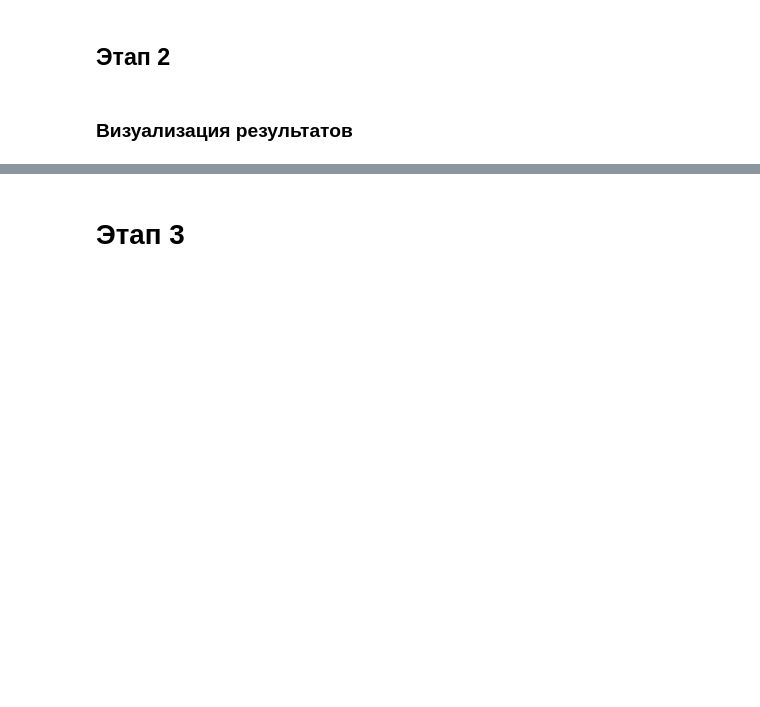
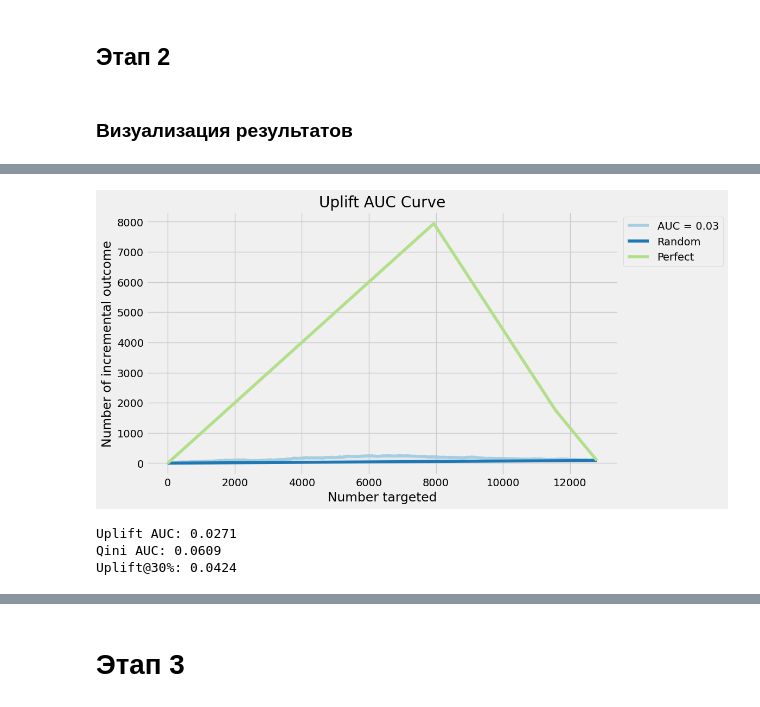
Before and after one commit to annaempty/mle-uplift-final-project-2025, a Jupyter notebook: final_project_template.ipynb, the cells around one changed output, grey strips where cells are left out. Cells and saved outputs as stored; diff of their text form; code cells hidden in the pictures; blank space fills up the shorter version.

```diff
--- a/final_project_template.ipynb
+++ b/final_project_template.ipynb
@@ -623,0 +811,40 @@ from utils import custom_uplift_by_percentile
+# %%
+# Показывает средний uplift. Uplift AUC-кривая
+fig, ax = plt.subplots(figsize=(10, 6))
+plot_uplift_curve(
+    y_test,
+    uplift_final,
+    W_test,
+    ax=ax,
+    perfect=True
+)
+ax.set_title('Uplift AUC Curve')
+plt.show()
+# %% [output]
+[figure, added]
+# %%
+uplift_score = uplift_auc_score(
+    y_true=y_test.values,
+    uplift=uplift_final,
+    treatment=W_test.values
+)
+qini_score = qini_auc_score(
+    y_true=y_test.values,
+    uplift=uplift_final,
+    treatment=W_test.values
+)
+u_at_30   = uplift_at_k(
+    y_true=y_test.values,
+    uplift=uplift_final,
+    treatment=W_test.values,
+    strategy="overall",
+    k=0.3
+)
+
+print(f"Uplift AUC: {uplift_score:.4f}")
+print(f"Qini AUC: {qini_score:.4f}")
+print(f"Uplift@30%: {u_at_30:.4f}")
+# %% [output]
+Uplift AUC: 0.0271
+Qini AUC: 0.0609
+Uplift@30%: 0.0424
```
Also changed, not shown: parts of 18 cells of this notebook, 1 other file.
